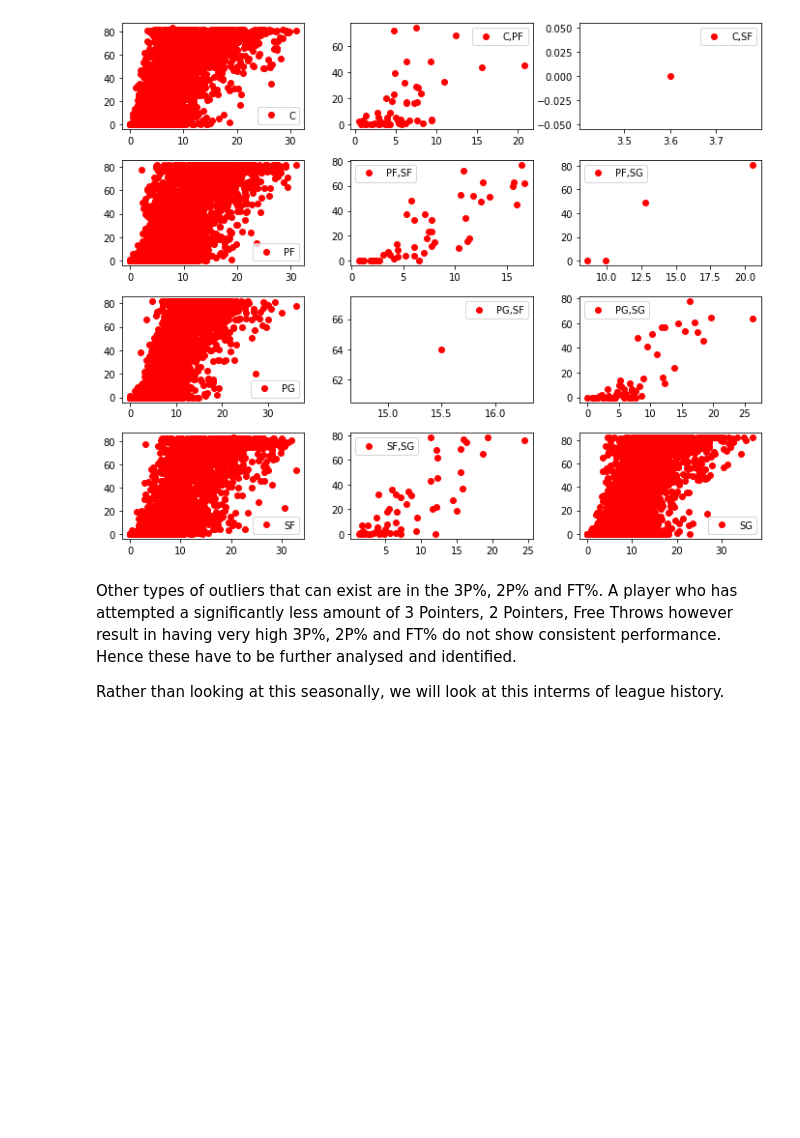
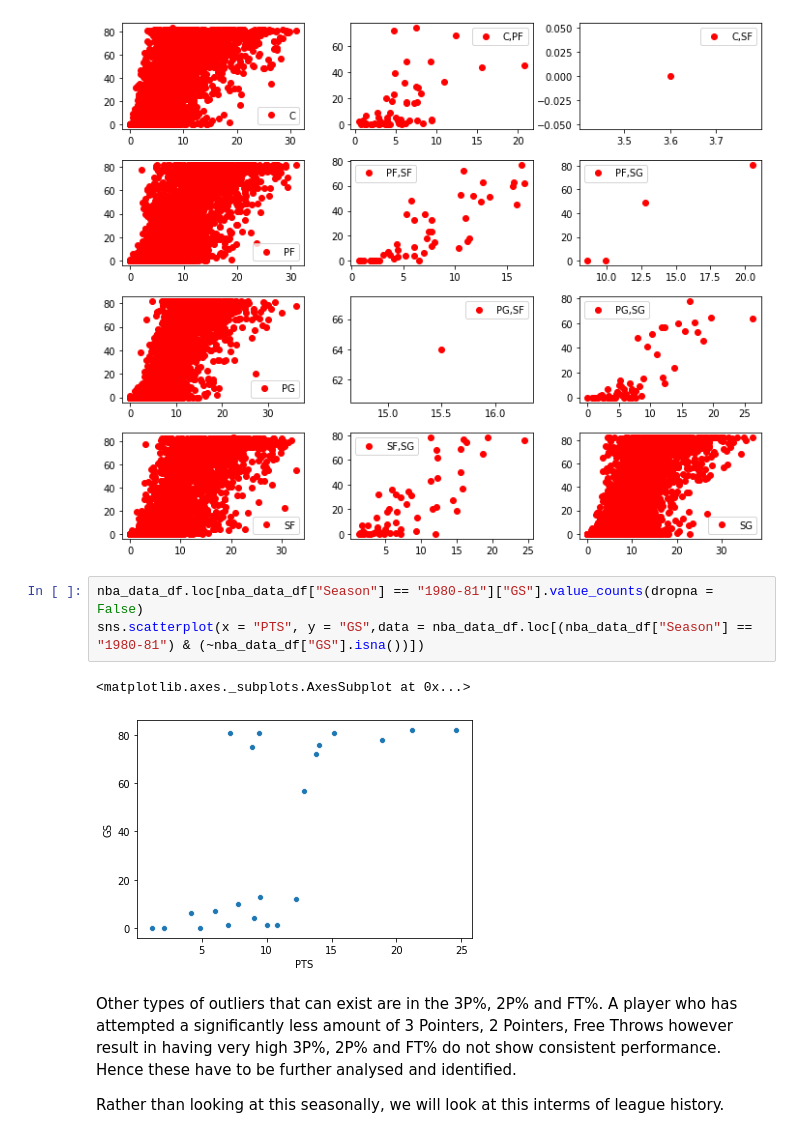
Before and after one commit to Pasindu19970808/NBAData, a Jupyter notebook: NBA_EDA.ipynb, the cells around one changed output. Drawn from its saved outputs; the diff is of its cells as text; blank space fills up the shorter version.

Commit message:
GS filling_plot

```diff
--- a/NBA_EDA.ipynb
+++ b/NBA_EDA.ipynb
@@ -675,6 +675,12 @@ for row in ax:
         i = i + 1
 # %% [output]
 [figure]
+# %%
+nba_data_df.loc[nba_data_df["Season"] == "1980-81"]["GS"].value_counts(dropna = False)
+sns.scatterplot(x = "PTS", y = "GS",data = nba_data_df.loc[(nba_data_df["Season"] == "1980-81") & (~nba_data_df["GS"].isna())])
+# %% [output]
+<matplotlib.axes._subplots.AxesSubplot at 0x...>
+[figure, added]
 # %% [markdown]
 Other types of outliers that can exist are in the 3P%, 2P% and FT%. A player who has attempted a significantly less amount of 3 Pointers, 2 Pointers, Free Throws however result in having very high 3P%, 2P% and FT% do not show consistent performance. Hence these have to be further analysed and identified.
 
```
